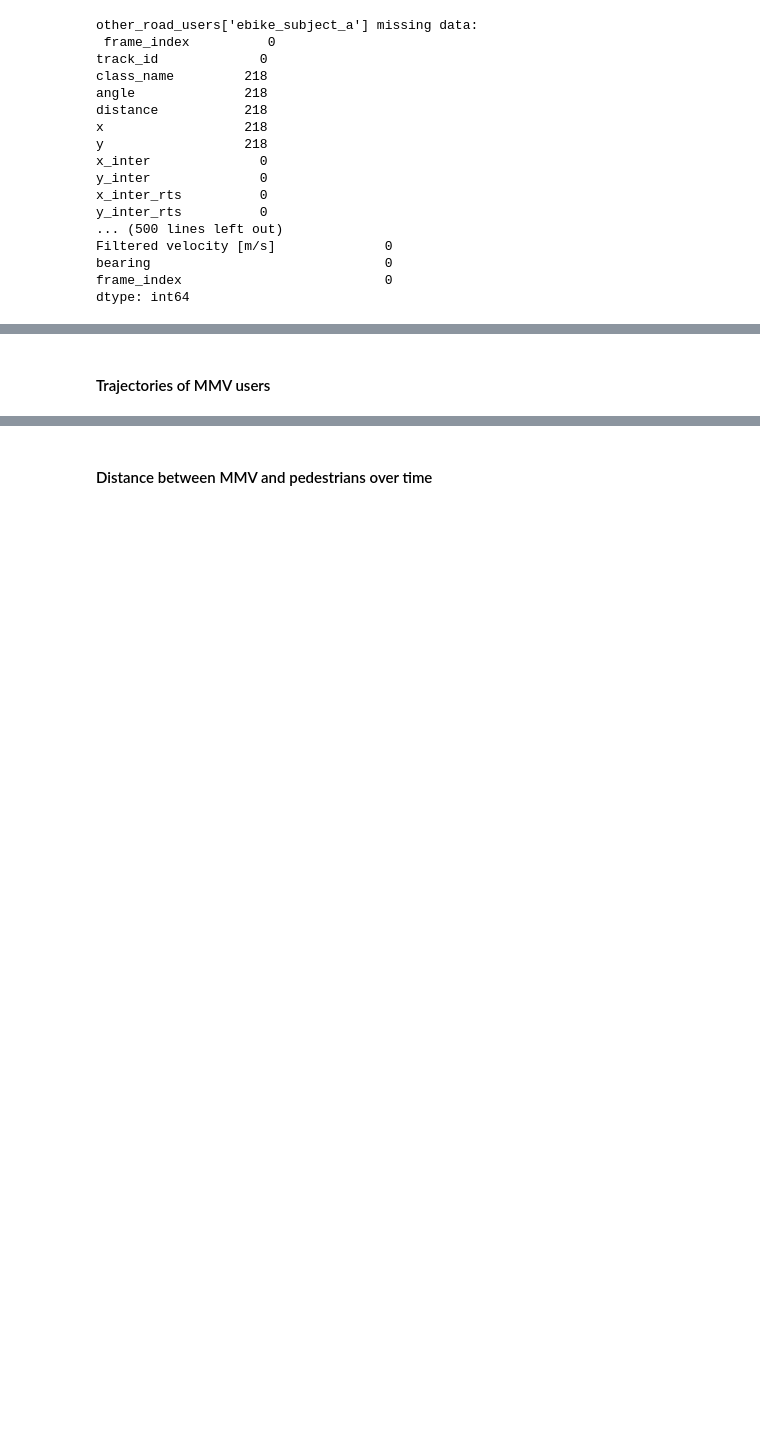
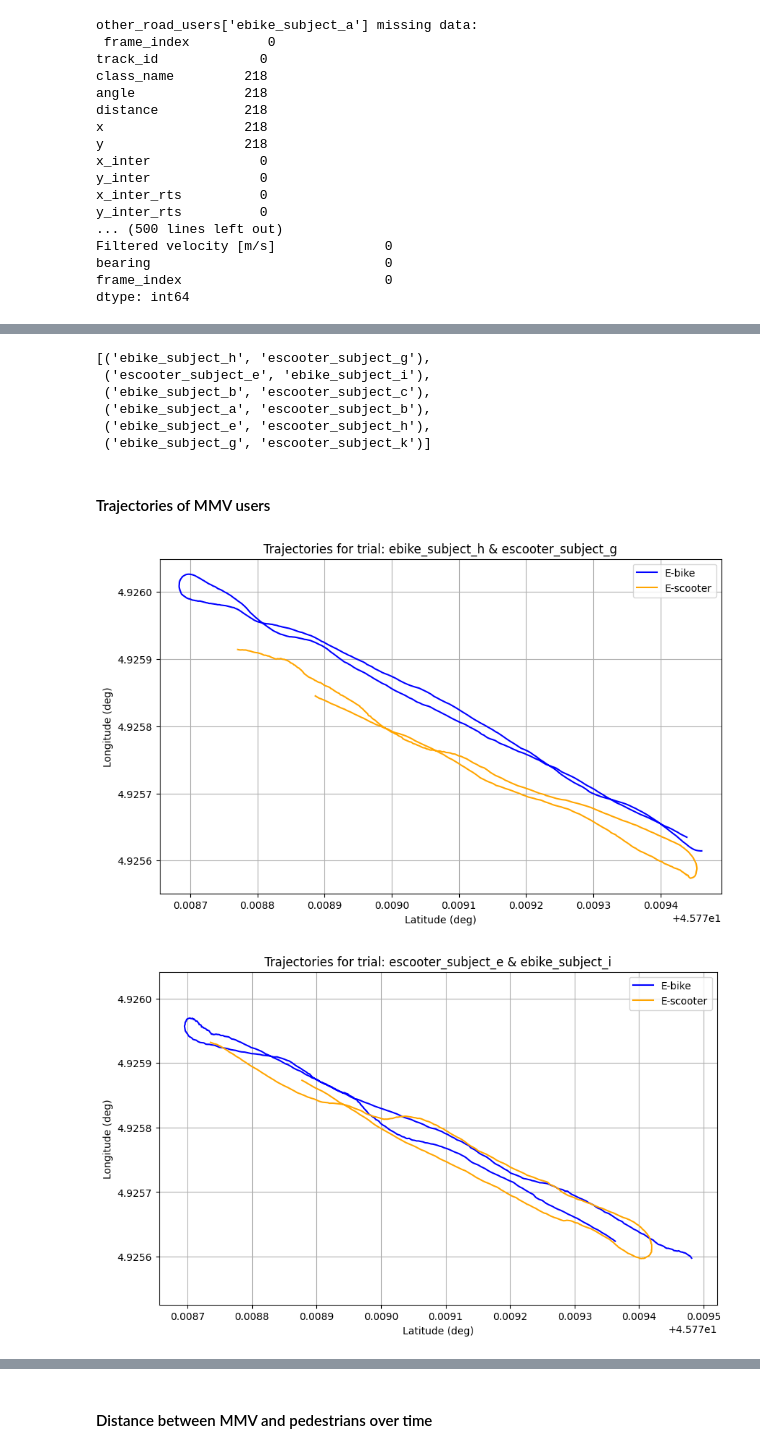
Before and after one commit to timentpe/Micro_mob, a Jupyter notebook: antoine.ipynb, the cells around one changed output, grey strips where cells are left out. Cells and saved outputs as stored; diff of their text form; code cells hidden in the pictures; blank space fills up the shorter version.

```diff
--- a/antoine.ipynb
+++ b/antoine.ipynb
@@ -80,2 +127,39 @@ for key in sensors:
+# %%
+# Now we can regroup the trials 2 by 2
+
+trials = []
+for i in range(0, len(trial_starts), 2):
+    trial = (trial_starts[i][0], trial_starts[i+1][0])
+    trials.append(trial)
+
+trials
+# %% [output]
+[('ebike_subject_h', 'escooter_subject_g'),
+ ('escooter_subject_e', 'ebike_subject_i'),
+ ('ebike_subject_b', 'escooter_subject_c'),
+ ('ebike_subject_a', 'escooter_subject_b'),
+ ('ebike_subject_e', 'escooter_subject_h'),
+ ('ebike_subject_g', 'escooter_subject_k')]
 # %% [markdown]
 #### Trajectories of MMV users
+# %%
+# Visualize the trajectories of the 3 first trials
+
+for trial in trials[:3]:
+    ebike_key, escooter_key = trial
+    ebike_df = sensors[ebike_key]
+    escooter_df = sensors[escooter_key]
+
+    plt.figure(figsize=(10, 6))
+    plt.plot(ebike_df['GPS (Lat.) [deg]'], ebike_df['GPS (Long.) [deg]'], label='E-bike', color='blue')
+    plt.plot(escooter_df['GPS (Lat.) [deg]'], escooter_df['GPS (Long.) [deg]'], label='E-scooter', color='orange')
+    plt.title(f'Trajectories for trial: {ebike_key} & {escooter_key}')
+    plt.xlabel('Latitude (deg)')
+    plt.ylabel('Longitude (deg)')
+    plt.legend()
+    plt.axis('equal')
+    plt.grid()
+    plt.show()
+# %% [output]
+[figure, added]
+[figure, added]
```
Also changed, not shown: parts of 12 cells of this notebook.
